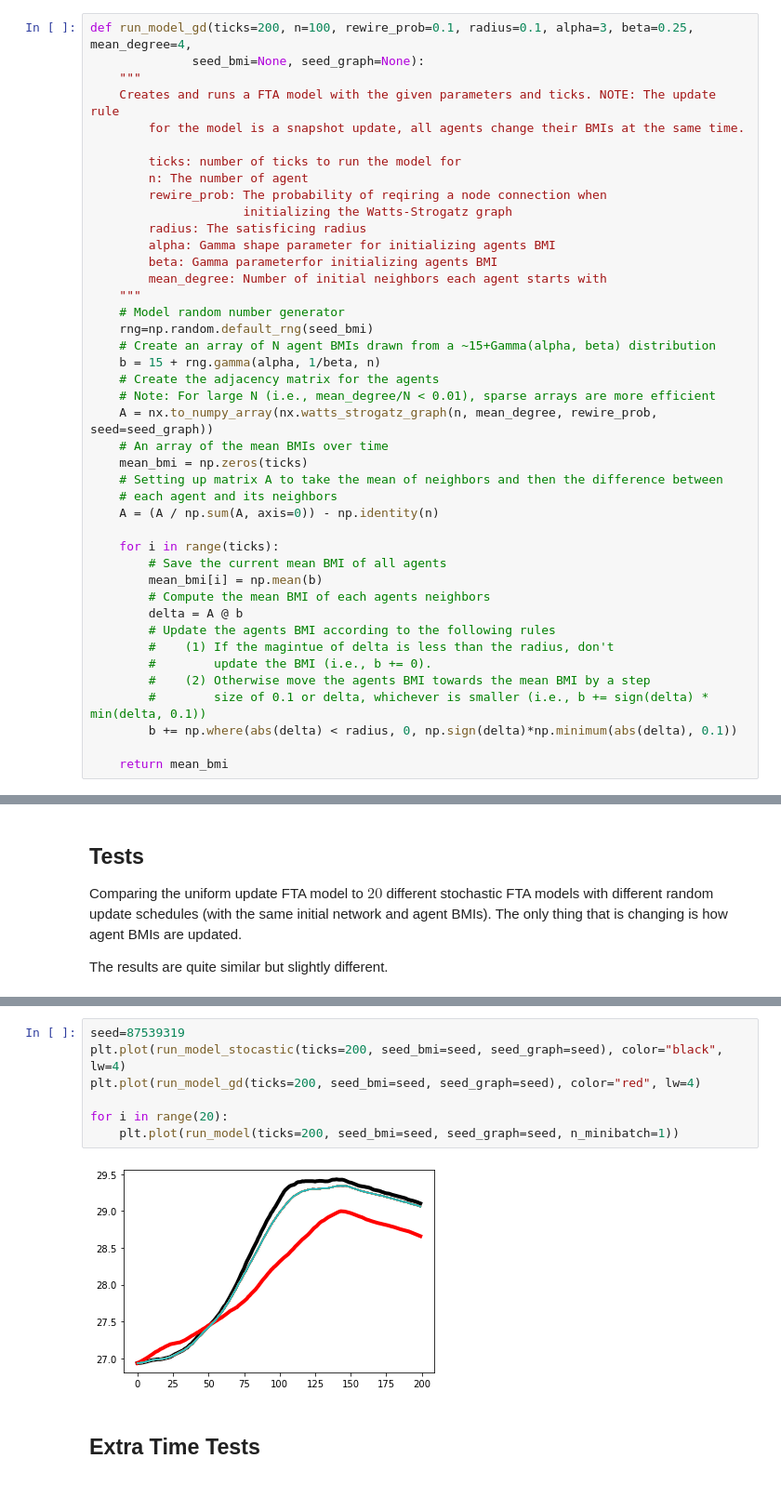
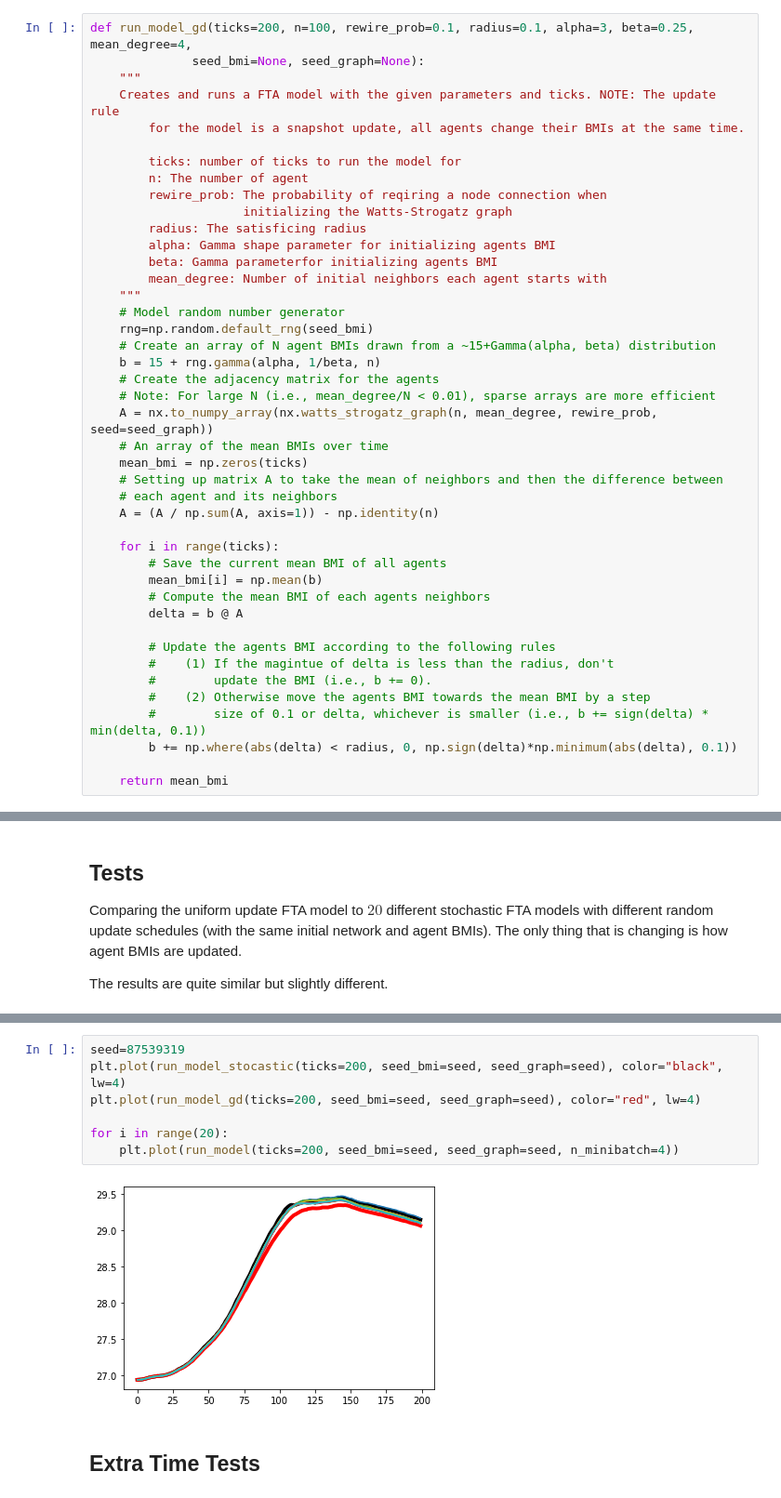
Before and after one commit to Adam-Sedlak-Brookings/FTA-model-language-comparison, a Jupyter notebook: Python (Numpy)/Numpy FTA model.ipynb, the cells around one changed output, grey strips where cells are left out. Shown: that part at 93% size. Cells and saved outputs as stored; diff of their text form.

Commit message:
Fixed bug in GD model
A @ b --> b @ A

```diff
--- a/Python (Numpy)/Numpy FTA model.ipynb
+++ b/Python (Numpy)/Numpy FTA model.ipynb
@@ -86,13 +86,14 @@ def run_model_gd(ticks=200, n=100, rewire_prob=0.1, radius=0.1, alpha=3, beta=0.
     mean_bmi = np.zeros(ticks)
     # Setting up matrix A to take the mean of neighbors and then the difference between
     # each agent and its neighbors
-    A = (A / np.sum(A, axis=0)) - np.identity(n)
+    A = (A / np.sum(A, axis=1)) - np.identity(n)
 
     for i in range(ticks):
         # Save the current mean BMI of all agents
         mean_bmi[i] = np.mean(b)
         # Compute the mean BMI of each agents neighbors
-        delta = A @ b
+        delta = b @ A
+
         # Update the agents BMI according to the following rules
         #    (1) If the magintue of delta is less than the radius, don't
         #        update the BMI (i.e., b += 0).
@@ -247,11 +248,11 @@ Even with larger batches (of $20$ agents) the model performs well!
 # %%
 seed=87539319
 plt.plot(run_model_stocastic(ticks=200, seed_bmi=seed, seed_graph=seed), color="black", lw=4)
 plt.plot(run_model_gd(ticks=200, seed_bmi=seed, seed_graph=seed), color="red", lw=4)
 
 for i in range(20):
-    plt.plot(run_model(ticks=200, seed_bmi=seed, seed_graph=seed, n_minibatch=1))
+    plt.plot(run_model(ticks=200, seed_bmi=seed, seed_graph=seed, n_minibatch=4))
 # %% [output]
-[figure, old version]
+[figure, new version]
 # %% [markdown]
 ## Extra Time Tests
```
Also changed, not shown: parts of 18 cells of this notebook.
